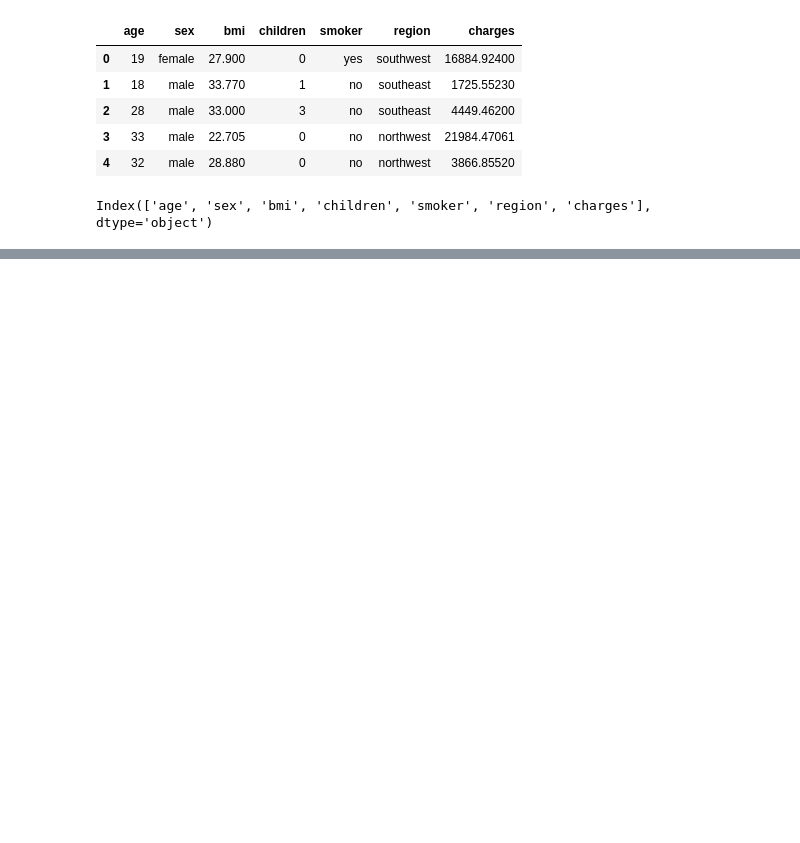
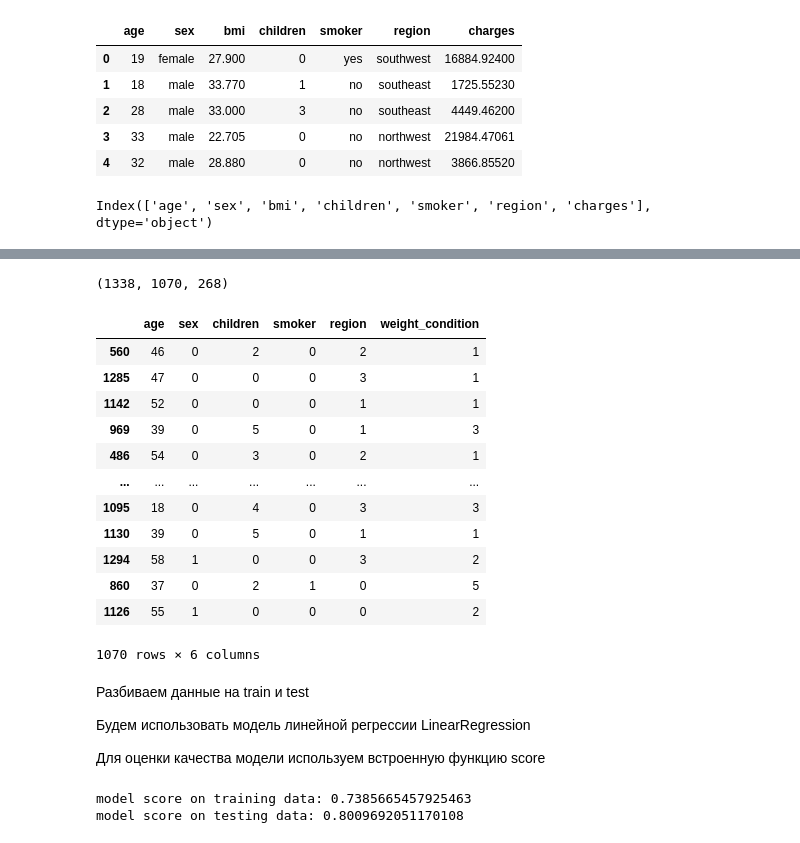
Before and after one commit to DarenskyRoman/IIS, a Jupyter notebook: task5/6_ml_classic.ipynb, the cells around one changed output, grey strips where cells are left out. Cells and saved outputs as stored; diff of their text form; code cells hidden in the pictures; blank space fills up the shorter version.

```diff
--- a/6_ml_classic.ipynb
+++ b/task5/6_ml_classic.ipynb
@@ -327,0 +365,2 @@ Index(['age', 'sex', 'bmi', 'children', 'smoker', 'region', 'charges'], dtype='o
+# %%
+df['smoker'] = pd.get_dummies(df['smoker'], prefix='smoker', drop_first=True)
@@ -327,0 +373,3 @@ Index(['age', 'sex', 'bmi', 'children', 'smoker', 'region', 'charges'], dtype='o
+# %%
+df['region'] = df['region'].map({'southwest': 0, 'southeast': 1, 'northwest': 2, 'northeast': 3})
+df.head()
@@ -327,0 +431,47 @@ Index(['age', 'sex', 'bmi', 'children', 'smoker', 'region', 'charges'], dtype='o
+# %%
+df_train, df_test = train_test_split(df, test_size=0.2, random_state=42)
+len(df), len(df_train), len(df_test)
+# %% [output]
+(1338, 1070, 268)
+# %%
+features = ['age', 'sex', 'children', 'smoker', 'region', 'weight_condition']
+target = 'charges'
+df_train[features]
+# %% [output]
+|  | age | sex | children | smoker | region | weight_condition |
+| 560 | 46 | 0 | 2 | 0 | 2 | 1 |
+| 1285 | 47 | 0 | 0 | 0 | 3 | 1 |
+| 1142 | 52 | 0 | 0 | 0 | 1 | 1 |
+| 969 | 39 | 0 | 5 | 0 | 1 | 3 |
+| 486 | 54 | 0 | 3 | 0 | 2 | 1 |
+| ... | ... | ... | ... | ... | ... | ... |
+| 1095 | 18 | 0 | 4 | 0 | 3 | 3 |
+| 1130 | 39 | 0 | 5 | 0 | 1 | 1 |
+| 1294 | 58 | 1 | 0 | 0 | 3 | 2 |
+| 860 | 37 | 0 | 2 | 1 | 0 | 5 |
+| 1126 | 55 | 1 | 0 | 0 | 0 | 2 |
+1070 rows × 6 columns
+# %% [markdown]
+Разбиваем данные на train и test
+
+Будем использовать модель линейной регрессии LinearRegression
+
+Для оценки качества модели используем встроенную функцию score
+# %%
+from sklearn.linear_model import LinearRegression
+from sklearn.model_selection import train_test_split
+
+x = df.drop(['charges', 'bmi'], axis = 1)
+y = df.charges
+
+x_train, x_test, y_train, y_test = train_test_split(x, y, test_size=0.2, train_size=0.8, random_state=0)
+model = LinearRegression().fit(x_train, y_train)
+
+y_train_pred = model.predict(x_train)
+y_test_pred = model.predict(x_test)
+
+print(f"model score on training data: {model.score(x_train, y_train)}")
+print(f"model score on testing data: {model.score(x_test, y_test)}")
+# %% [output]
+model score on training data: 0.7385665457925463
+model score on testing data: 0.8009692051170108
```
Also changed, not shown: parts of 15 cells of this notebook, 3 other files.
